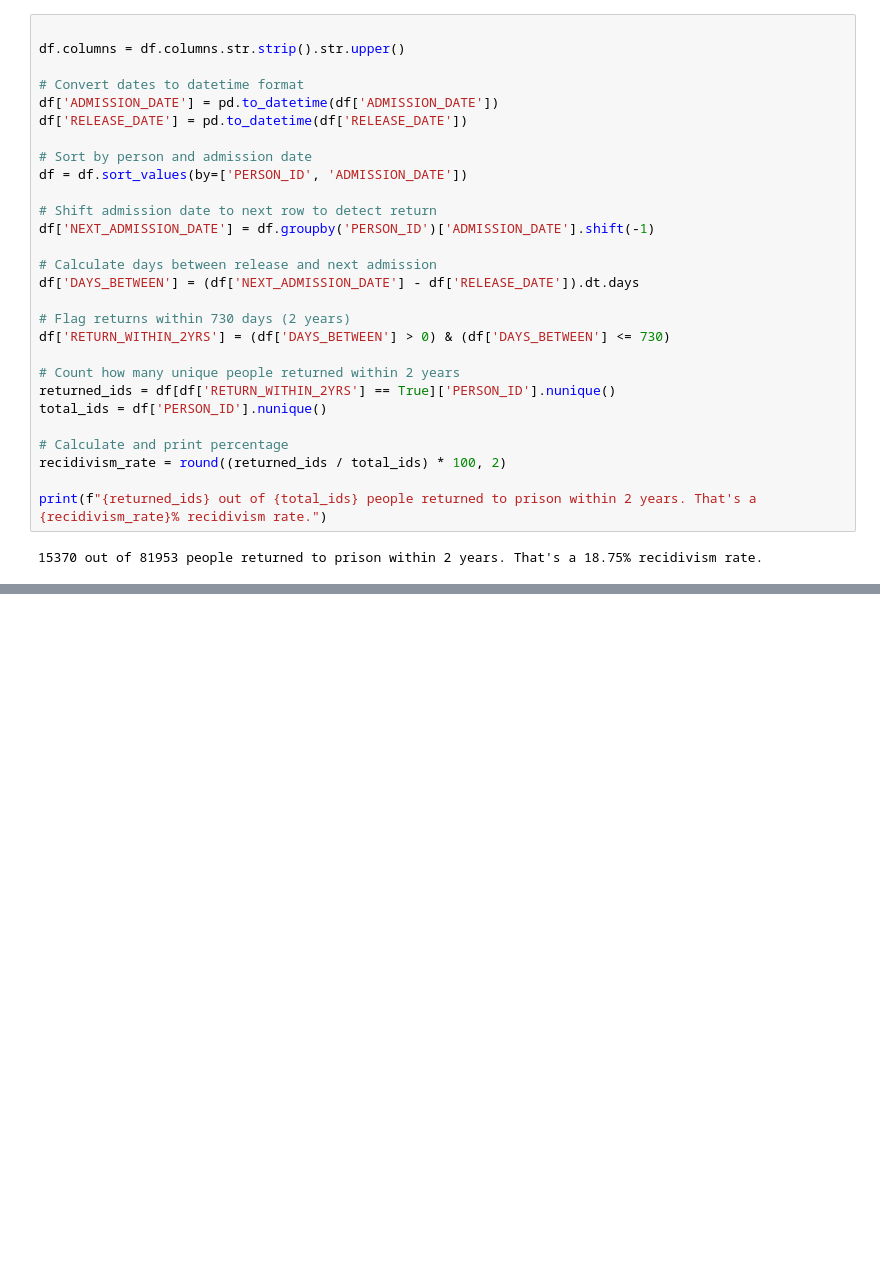
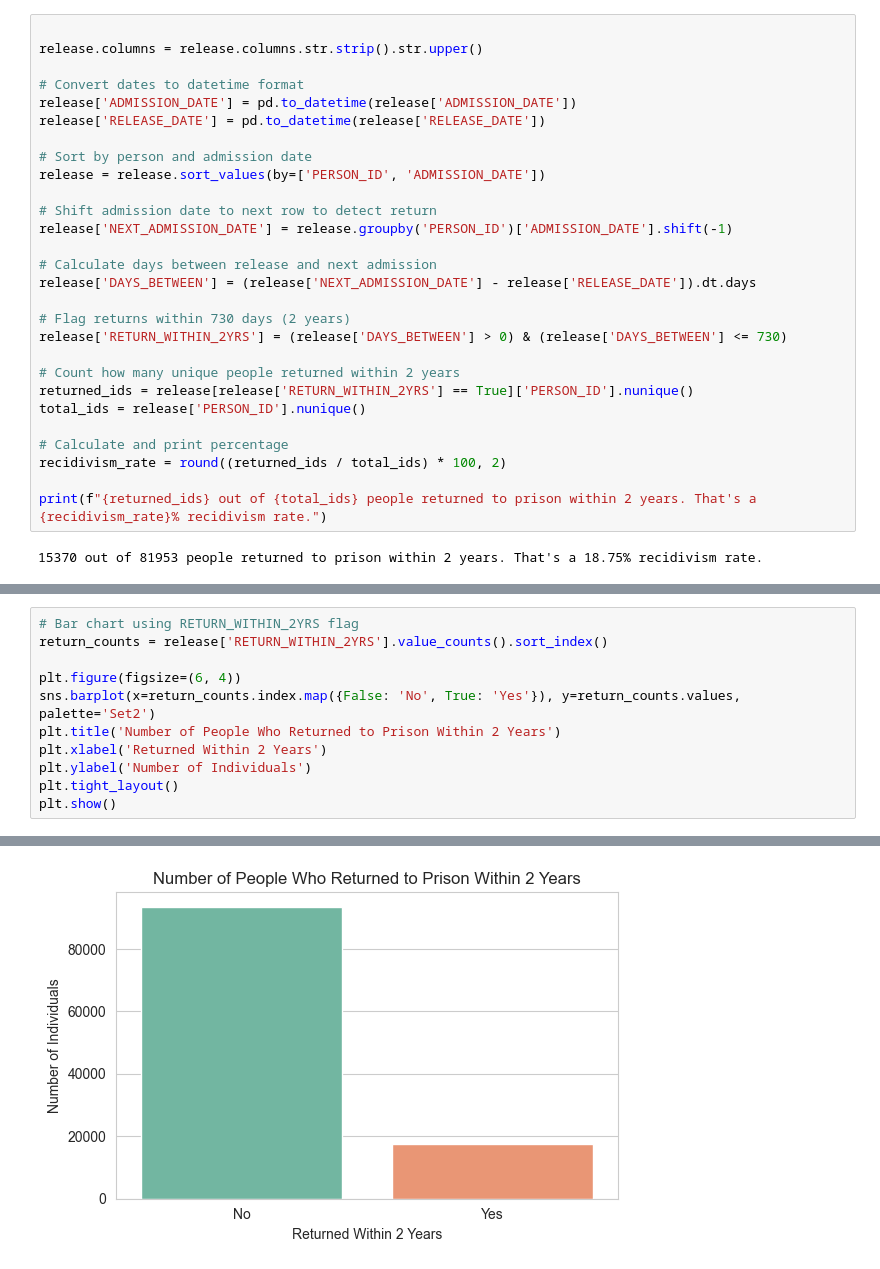
Before and after one commit to C-20-s/doc_analysis, a Jupyter notebook: data/1_data_loading.ipynb, the cells around one changed output, grey strips where cells are left out. Cells and saved outputs as stored; diff of their text form; blank space fills up the shorter version.

```diff
--- a/data/1_data_loading.ipynb
+++ b/data/1_data_loading.ipynb
@@ -666,27 +699,27 @@ work_summary
 ## Question 5 :How many people return to prison within two years of release?
 # %%
 
-df.columns = df.columns.str.strip().str.upper()
+release.columns = release.columns.str.strip().str.upper()
 
 # Convert dates to datetime format
-df['ADMISSION_DATE'] = pd.to_datetime(df['ADMISSION_DATE'])
-df['RELEASE_DATE'] = pd.to_datetime(df['RELEASE_DATE'])
+release['ADMISSION_DATE'] = pd.to_datetime(release['ADMISSION_DATE'])
+release['RELEASE_DATE'] = pd.to_datetime(release['RELEASE_DATE'])
 
 # Sort by person and admission date
-df = df.sort_values(by=['PERSON_ID', 'ADMISSION_DATE'])
+release = release.sort_values(by=['PERSON_ID', 'ADMISSION_DATE'])
 
 # Shift admission date to next row to detect return
-df['NEXT_ADMISSION_DATE'] = df.groupby('PERSON_ID')['ADMISSION_DATE'].shift(-1)
+release['NEXT_ADMISSION_DATE'] = release.groupby('PERSON_ID')['ADMISSION_DATE'].shift(-1)
 
 # Calculate days between release and next admission
-df['DAYS_BETWEEN'] = (df['NEXT_ADMISSION_DATE'] - df['RELEASE_DATE']).dt.days
+release['DAYS_BETWEEN'] = (release['NEXT_ADMISSION_DATE'] - release['RELEASE_DATE']).dt.days
 
 # Flag returns within 730 days (2 years)
-df['RETURN_WITHIN_2YRS'] = (df['DAYS_BETWEEN'] > 0) & (df['DAYS_BETWEEN'] <= 730)
+release['RETURN_WITHIN_2YRS'] = (release['DAYS_BETWEEN'] > 0) & (release['DAYS_BETWEEN'] <= 730)
 
 # Count how many unique people returned within 2 years
-returned_ids = df[df['RETURN_WITHIN_2YRS'] == True]['PERSON_ID'].nunique()
-total_ids = df['PERSON_ID'].nunique()
+returned_ids = release[release['RETURN_WITHIN_2YRS'] == True]['PERSON_ID'].nunique()
+total_ids = release['PERSON_ID'].nunique()
 
 # Calculate and print percentage
 recidivism_rate = round((returned_ids / total_ids) * 100, 2)
@@ -1090,0 +730,12 @@ EXIT_TYPE_CD                                   CLASS_TITLE    NOF    SFL  \
+# %%
+# Bar chart using RETURN_WITHIN_2YRS flag
+return_counts = release['RETURN_WITHIN_2YRS'].value_counts().sort_index()
+
+plt.figure(figsize=(6, 4))
+sns.barplot(x=return_counts.index.map({False: 'No', True: 'Yes'}), y=return_counts.values, palette='Set2')
+plt.title('Number of People Who Returned to Prison Within 2 Years')
+plt.xlabel('Returned Within 2 Years')
+plt.ylabel('Number of Individuals')
+plt.tight_layout()
+plt.show()
+# %% [output]
@@ -1090,0 +743 @@ EXIT_TYPE_CD                                   CLASS_TITLE    NOF    SFL  \
+[figure, added]
```
Also changed, not shown: parts of 34 cells of this notebook, 4 other files.
